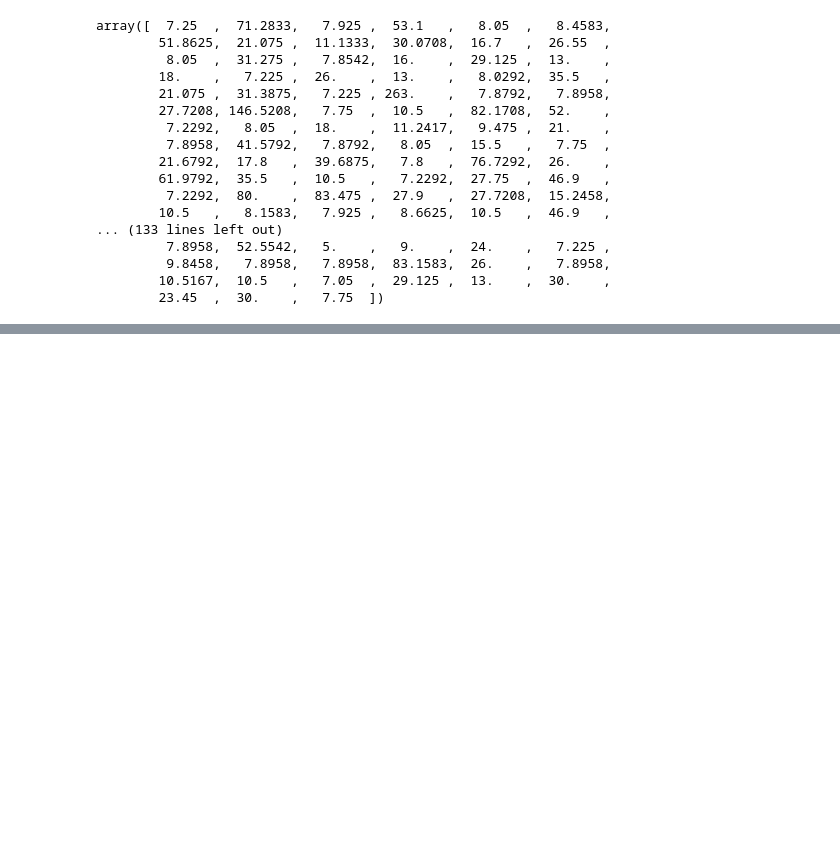
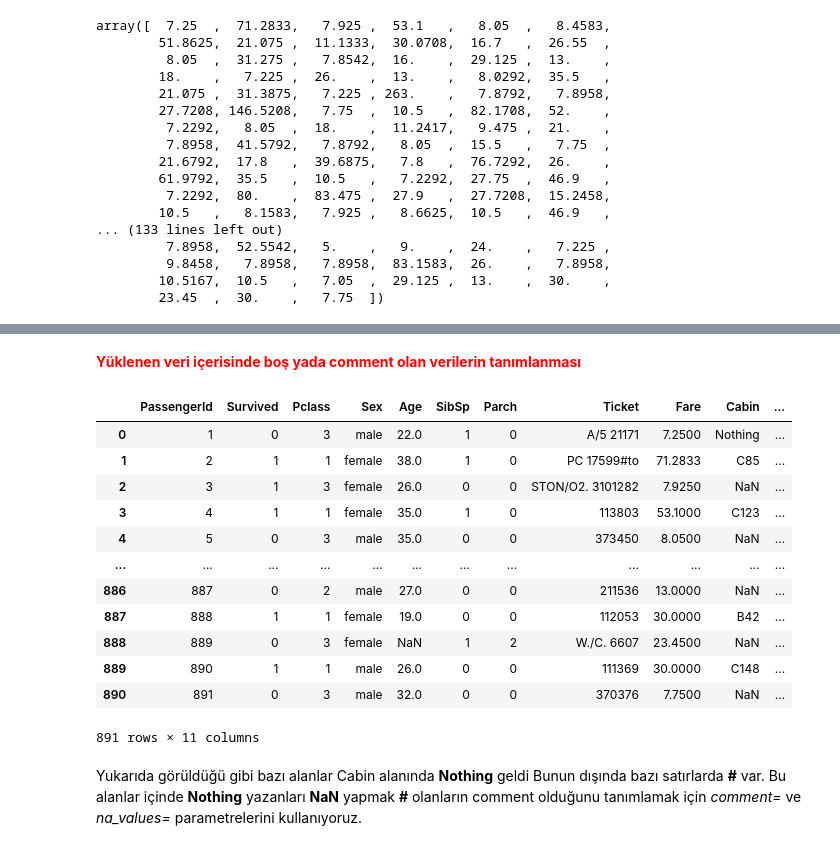
Before and after one commit to evrenarslan/Python-Egitim, a Jupyter notebook: Importing Data In Python Part 1 - Flat File Reading.ipynb, the cells around one changed output, grey strips where cells are left out. Saved outputs shown, nothing was run; the diff lists cells and outputs as text; code cells hidden in the pictures; blank space fills up the shorter version.

Commit message:
import data 1

```diff
--- a/Importing Data In Python Part 1.ipynb
+++ b/Importing Data In Python Part 1 - Flat File Reading.ipynb
@@ -173,0 +238,24 @@ array([  7.25  ,  71.2833,   7.925 ,  53.1   ,   8.05  ,   8.4583,
+# %% [markdown]
+**<span style="color:red">Yüklenen veri içerisinde boş yada comment olan verilerin tanımlanması</span>**
+# %%
+filename="titanic_corrupt.txt"
+data_bos=pd.read_csv(filename,delimiter="\t")
+# %%
+data_bos
+# %% [output]
+|  | PassengerId | Survived | Pclass | Sex | Age | SibSp | Parch | Ticket | Fare | Cabin | ... |
+| 0 | 1 | 0 | 3 | male | 22.0 | 1 | 0 | A/5 21171 | 7.2500 | Nothing | ... |
+| 1 | 2 | 1 | 1 | female | 38.0 | 1 | 0 | PC 17599#to | 71.2833 | C85 | ... |
+| 2 | 3 | 1 | 3 | female | 26.0 | 0 | 0 | STON/O2. 3101282 | 7.9250 | NaN | ... |
+| 3 | 4 | 1 | 1 | female | 35.0 | 1 | 0 | 113803 | 53.1000 | C123 | ... |
+| 4 | 5 | 0 | 3 | male | 35.0 | 0 | 0 | 373450 | 8.0500 | NaN | ... |
+| ... | ... | ... | ... | ... | ... | ... | ... | ... | ... | ... | ... |
+| 886 | 887 | 0 | 2 | male | 27.0 | 0 | 0 | 211536 | 13.0000 | NaN | ... |
+| 887 | 888 | 1 | 1 | female | 19.0 | 0 | 0 | 112053 | 30.0000 | B42 | ... |
+| 888 | 889 | 0 | 3 | female | NaN | 1 | 2 | W./C. 6607 | 23.4500 | NaN | ... |
+| 889 | 890 | 1 | 1 | male | 26.0 | 0 | 0 | 111369 | 30.0000 | C148 | ... |
+| 890 | 891 | 0 | 3 | male | 32.0 | 0 | 0 | 370376 | 7.7500 | NaN | ... |
+891 rows × 11 columns
+# %% [markdown]
+Yukarıda görüldüğü gibi bazı alanlar Cabin alanında **Nothing** geldi
+ Bunun dışında bazı satırlarda **#** var. Bu alanlar içinde **Nothing** yazanları **NaN** yapmak **#** olanların comment olduğunu tanımlamak için *comment=* ve *na_values=* parametrelerini kullanıyoruz.
```
Also changed, not shown: parts of 16 cells of this notebook, 3 other files.
